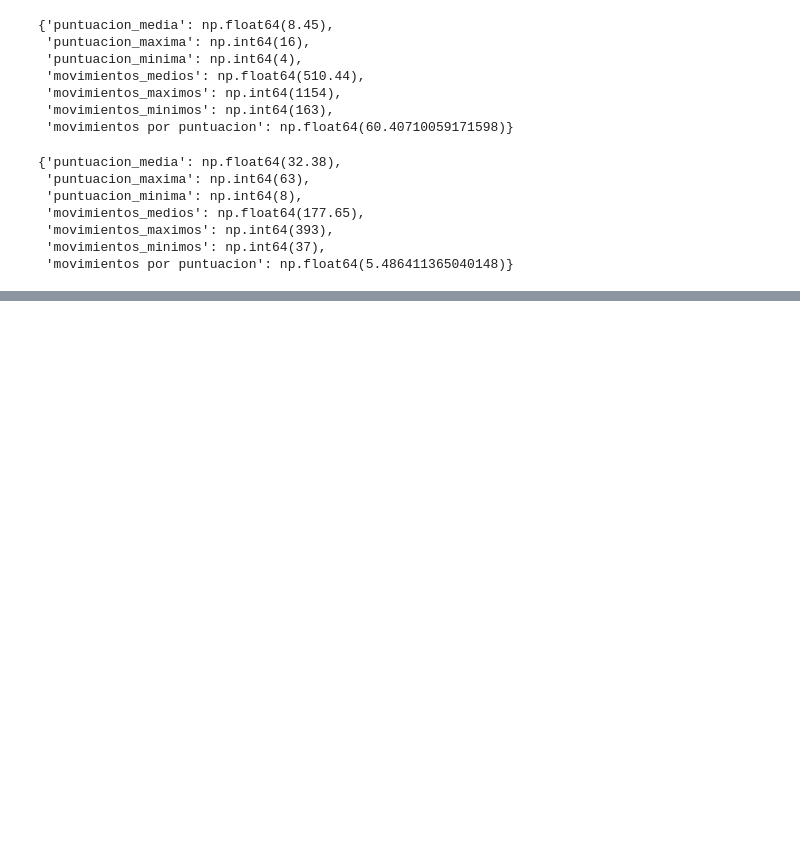
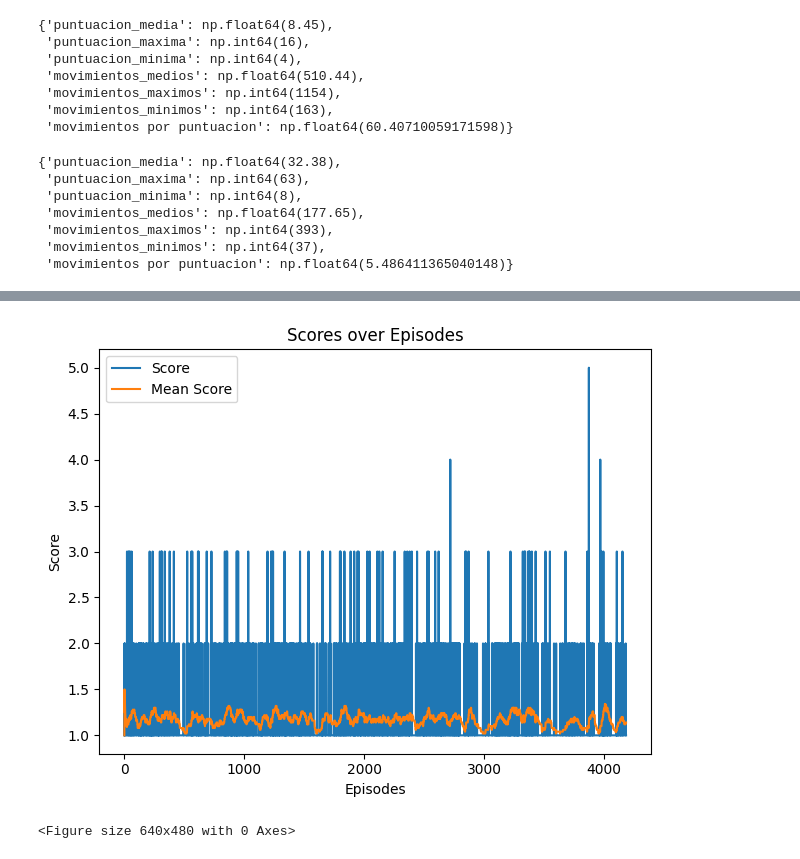
Before and after one commit to Chepados/practica_3_ALN, a Jupyter notebook: notebooks_para_tests.ipynb, the cells around one changed output, grey strips where cells are left out. Cells and saved outputs as stored; diff of their text form; code cells hidden in the pictures; blank space fills up the shorter version.

```diff
--- a/notebooks_para_tests.ipynb
+++ b/notebooks_para_tests.ipynb
@@ -55,0 +74,21 @@ combinado = dependencias.Agentes.Combined_agent(agentes = (agente_avoider, agen)
+# %%
+import matplotlib.pyplot as plt
+from IPython import display
+
+def plot(scores, mean_scores):
+    display.clear_output(wait=True)
+    display.display(plt.gcf())
+    plt.clf()
+    plt.title('Training...')
+    plt.xlabel('Number of games')
+    plt.ylabel('Score')
+    plt.plot(scores)
+    plt.plot(mean_scores)
+    plt.ylim(ymin=0)
+    plt.text(len(scores)-1, scores[-1], str(scores[-1]))
+    plt.text(len(mean_scores)-1, mean_scores[-1], str(mean_scores[-1]))
+
+n_games = 0
+total_score = 0
+plot_scores = []
+plot_mean_scores = []
@@ -55,0 +177,16 @@ combinado = dependencias.Agentes.Combined_agent(agentes = (agente_avoider, agen)
+# %%
+# Plot Performance Metrics
+plt.figure(figsize=(12,5))
+plt.subplot(1,2,1)
+plt.title('Scores over Episodes')
+plt.plot(plot_scores, label='Score')
+plt.plot(plot_mean_scores, label='Mean Score')
+plt.xlabel('Episodes')
+plt.ylabel('Score')
+plt.legend()
+plt.tight_layout()
+plt.show()
+plt.savefig(f'performance_metrics.png')
+# %% [output]
+[figure, added]
+<Figure size 640x480 with 0 Axes>
```
Also changed, not shown: parts of 7 cells of this notebook, 16 other files.
